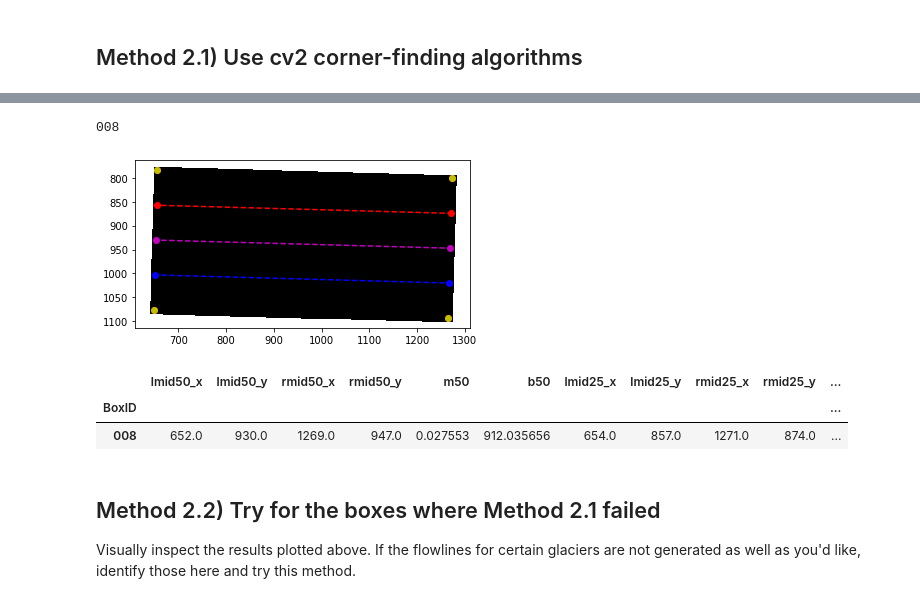
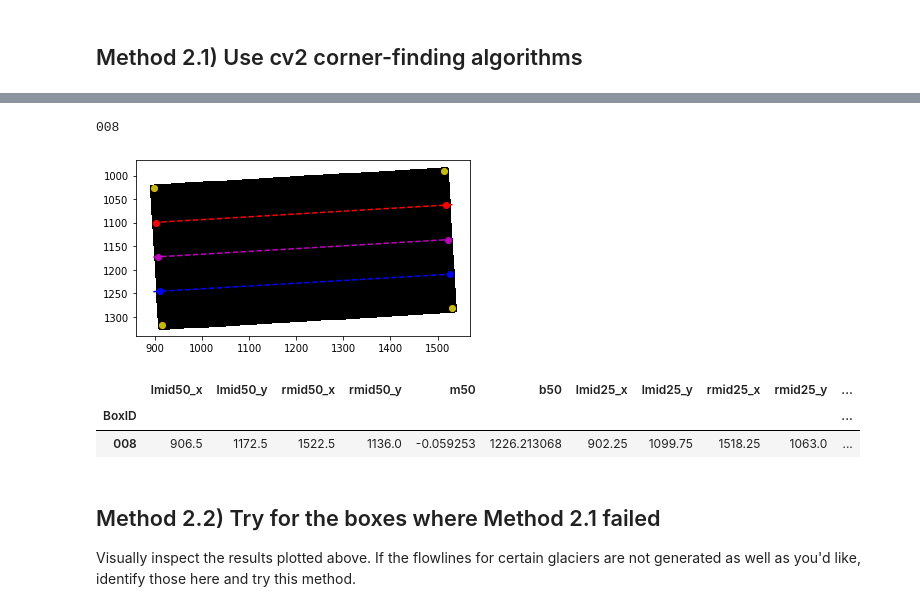
Before and after one commit to jukesliu/automated-glacier-terminus, a Jupyter notebook: analyze_wtmm_results.ipynb, the cells around one changed output, grey strips where cells are left out. Cells and saved outputs as stored; diff of their text form; code cells hidden in the pictures.

```diff
--- a/analyze_wtmm_results.ipynb
+++ b/analyze_wtmm_results.ipynb
@@ -38,6 +38,7 @@ from automated_terminus_functions import *
 ######################################################################################
 basepath = '/home/jukes/Documents/Sample_glaciers/' # path to directory containing folders with terminus boxes
 csvpath = '/home/jukes/Documents/Sample_glaciers/' # path where CSV files are saved
+processed_img_path = '/media/jukes/jukes1/LS8aws/' # path to folders containing processed images
 csvext = 'updated_test_Box008.csv' # extension for the CSV files produced
 ######################################################################################
 # %%
@@ -96,8 +101,7 @@ slope_50 = []; intercept_50 = []; slope_25 = []; intercept_25 = []; slope_75 = [
 for BoxID in BoxIDs:
     ######################################################################################
     # load in the terminus box raster
-#     boxpath = basepath+"Box"+BoxID+"/rotated_images/final/crop_Box"+BoxID+"_raster_cut.pgm"
-    boxpath = '/media/jukes/easystore/TEMP_STORE_FROM_JUKES1/'
+    boxpath = processed_img_path
     boxpath+= "Box"+BoxID+"/rotated_c2/R_Box"+BoxID+"_raster_cut.png" # modify the path
     ######################################################################################
 
@@ -108,7 +112,7 @@ for BoxID in BoxIDs:
     # from the raster, grab x,y coordinates of pixels correpsonding to the terminus box
     BOI = termbox
     if len(BOI.shape) > 2:
-        yindices, xindices, third= np.where(BOI > 0) # keep the pixels of where the box exists
+        yindices, xindices, third=np.where(BOI > 0) # keep the pixels of where the box exists
     else:
         yindices, xindices= np.where(BOI > 0) # keep the pixels of where the box exists
     boxes_ycoords.update({BoxID: yindices}); boxes_xcoords.update({BoxID: xindices}) # add to the dictionary
@@ -201,37 +205,37 @@ for BoxID in BoxIDs:
     plt.scatter(topleft[0], topleft[1], c='y')
     plt.scatter(bottomleft[0], bottomleft[1], c='y')
     plt.scatter(topright[0], topright[1], c='y')
     plt.scatter(bottomright[0], bottomright[1], c='y')
     # plot midpoints
     plt.scatter(midpoint_x, midpoint_y, c='m'); plt.scatter(midpoint_r_x, midpoint_r_y, c='m')
     plt.scatter(mid_l025_x, mid_l025_y, c='r'); plt.scatter(mid_r025_x, mid_r025_y, c='r')
     plt.scatter(mid_l075_x, mid_l075_y, c='b'); plt.scatter(mid_r075_x, mid_r075_y, c='b')
     # plot the flowlines in cyan
     x=np.linspace(np.min(boxes_xcoords[BoxID]), np.max(boxes_xcoords[BoxID]));
     y50=m*x + b; y25=m025*x + b025; y75=m075*x + b075
     plt.plot(x, y50, '--m', x, y25, '--r', x, y75, '--b')
     plt.gca().invert_yaxis(); plt.axis('scaled'); plt.show()
 
     #add the ndarray into a dictionary with the BoxID as the key
     termboxes2.update({BoxID: termbox})
 
 # create a dataframe
 total_df = pd.DataFrame(list(zip(boxes, midpoints_x, midpoints_y, midpoints_r_x, midpoints_r_y, slope_50,
                                  intercept_50, mids_l025_x, mids_l025_y, mids_r025_x, mids_r025_y, slope_25,
                                  intercept_25, mids_l075_x, mids_l075_y, mids_r075_x, mids_r075_y, slope_75,
                                 intercept_75)),
                         columns=['BoxID', 'lmid50_x', 'lmid50_y', 'rmid50_x','rmid50_y', 'm50', 'b50',
                                  'lmid25_x', 'lmid25_y','rmid25_x','rmid25_y', 'm25', 'b25',
                                  'lmid75_x', 'lmid75_y', 'rmid75_x','rmid75_y', 'm75', 'b75'])
 
 total_df = total_df.set_index('BoxID')
 total_df
 # %% [output]
 008
-[figure, old version]
+[figure, new version]
 |  | lmid50_x | lmid50_y | rmid50_x | rmid50_y | m50 | b50 | lmid25_x | lmid25_y | rmid25_x | rmid25_y | ... |
 | BoxID |  |  |  |  |  |  |  |  |  |  | ... |
-| 008 | 652.0 | 930.0 | 1269.0 | 947.0 | 0.027553 | 912.035656 | 654.0 | 857.0 | 1271.0 | 874.0 | ... |
+| 008 | 906.5 | 1172.5 | 1522.5 | 1136.0 | -0.059253 | 1226.213068 | 902.25 | 1099.75 | 1518.25 | 1063.0 | ... |
 # %% [markdown]
 ## Method 2.2) Try for the boxes where Method 2.1 failed
 
```
Also changed, not shown: parts of 8 cells of this notebook, 3 other files.
